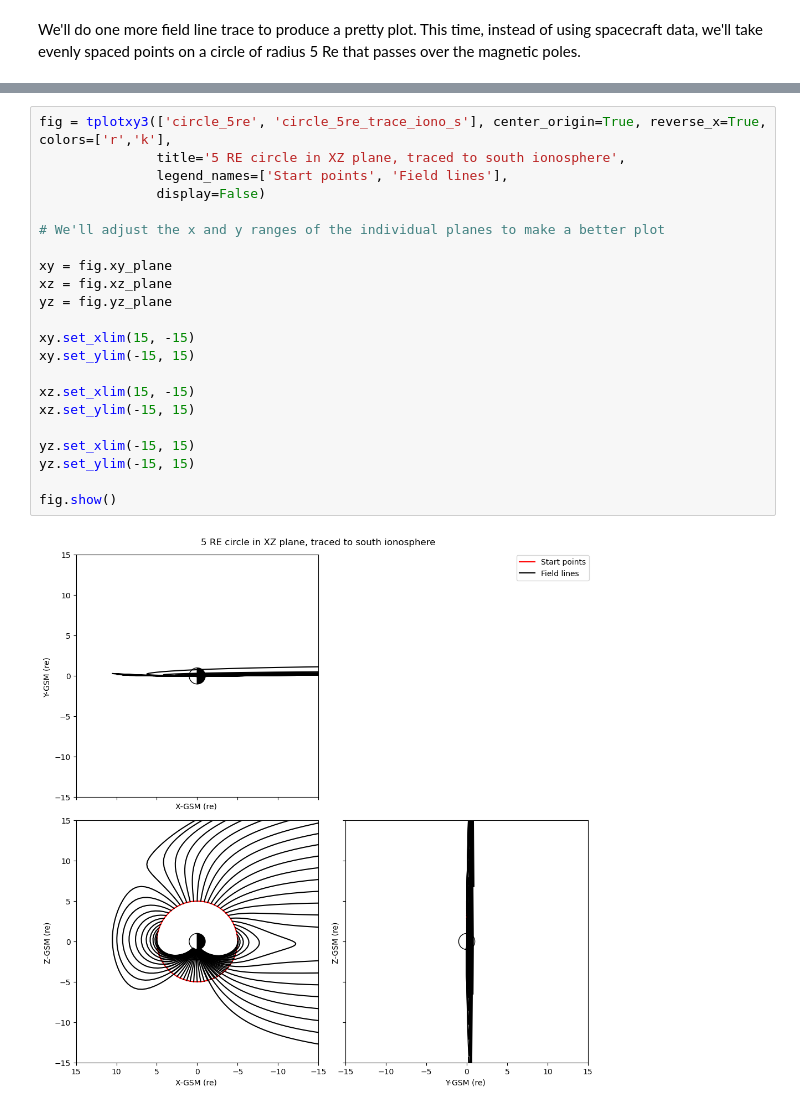
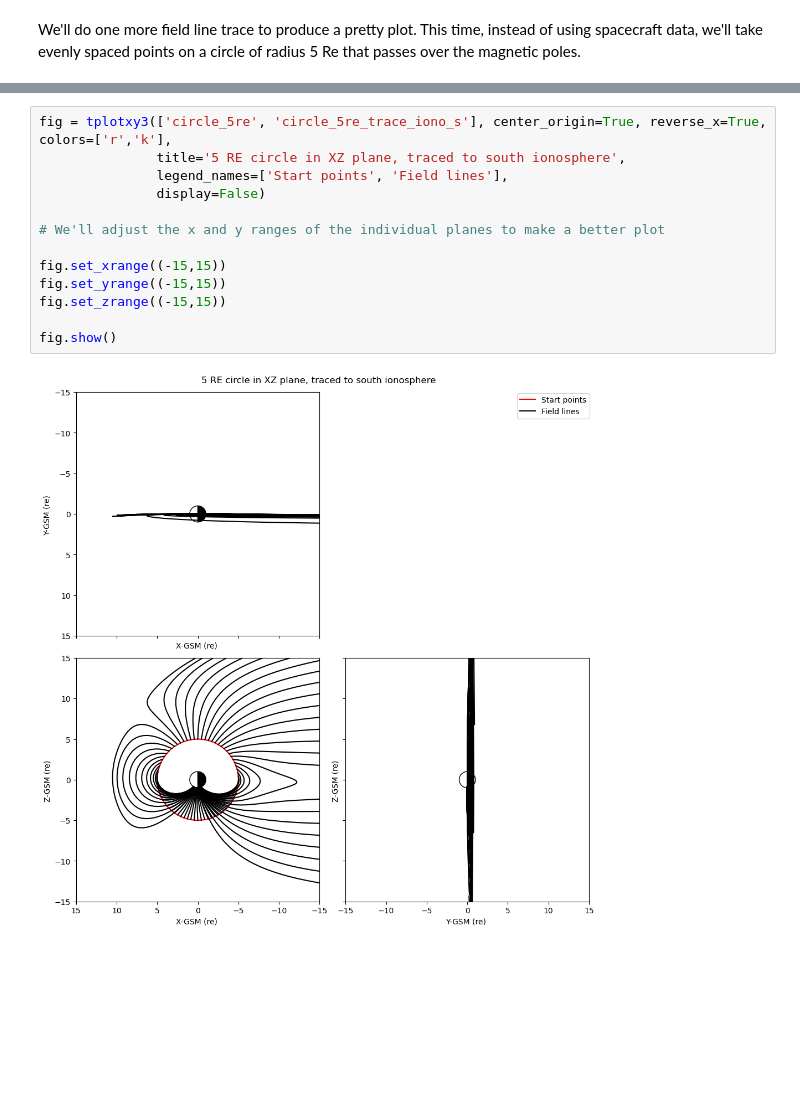
Before and after one commit to spedas/pyspedas_examples, a Jupyter notebook: pyspedas_examples/notebooks/gem_2026_demos/pyspedas_field_modeling_tracing_mapping.ipynb, the cells around one changed output, grey strips where cells are left out. Saved outputs shown, nothing was run; the diff lists cells and outputs as text; blank space fills up the shorter version.

```diff
--- a/pyspedas_examples/notebooks/gem_2026_demos/pyspedas_field_modeling_tracing_mapping.ipynb
+++ b/pyspedas_examples/notebooks/gem_2026_demos/pyspedas_field_modeling_tracing_mapping.ipynb
@@ -401,24 +397,15 @@ ttrace2endpoint('circle_5re', model_str='t89', endpoint='ionosphere-south', trac
 # %%
 fig = tplotxy3(['circle_5re', 'circle_5re_trace_iono_s'], center_origin=True, reverse_x=True, colors=['r','k'],
                title='5 RE circle in XZ plane, traced to south ionosphere',
                legend_names=['Start points', 'Field lines'],
                display=False)
 
 # We'll adjust the x and y ranges of the individual planes to make a better plot
 
-xy = fig.xy_plane
-xz = fig.xz_plane
-yz = fig.yz_plane
-
-xy.set_xlim(15, -15)
-xy.set_ylim(-15, 15)
-
-xz.set_xlim(15, -15)
-xz.set_ylim(-15, 15)
-
-yz.set_xlim(-15, 15)
-yz.set_ylim(-15, 15)
+fig.set_xrange((-15,15))
+fig.set_yrange((-15,15))
+fig.set_zrange((-15,15))
 
 fig.show()
 # %% [output]
-[figure, old version]
+[figure, new version]
```
Also changed, not shown: parts of 10 cells of this notebook, 4 other files.
